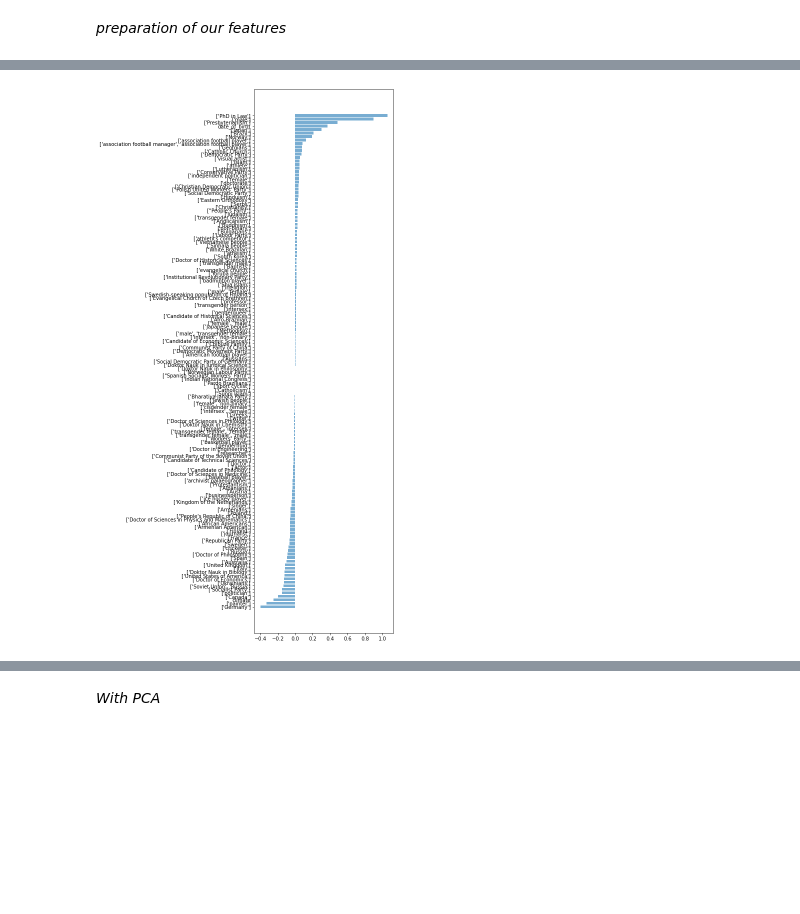
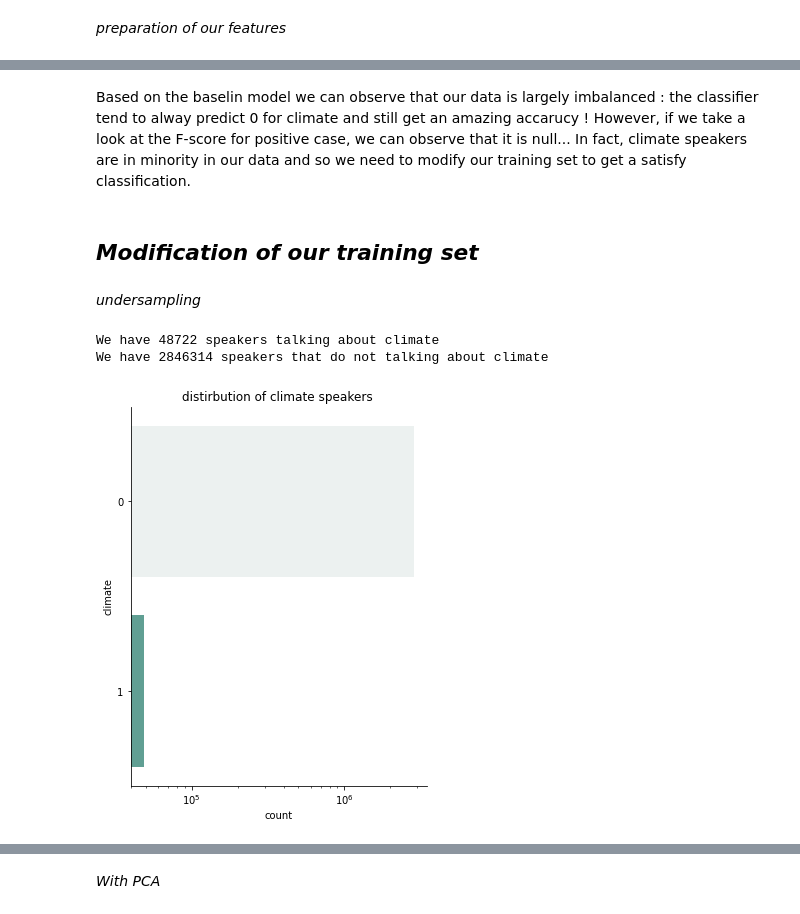
Before and after one commit to epfl-ada/ada-2021-project-avada-kedavra, a Jupyter notebook: classification.ipynb, the cells around one changed output, grey strips where cells are left out. Drawn from its saved outputs; the diff is of its cells as text; code cells hidden in the pictures; blank space fills up the shorter version.

```diff
--- a/classification.ipynb
+++ b/classification.ipynb
@@ -227,4 +156,19 @@ For the negative case, the precision is 0.983, the recall is 1.000 and the F1 sc
-# %%
-features_imp(data_features.columns, logistic.coef_[0]) #represensation of features according to their importance
-# %% [output]
-[figure, removed]
+# %% [markdown]
+Based on the baselin model we can observe that our data is largely imbalanced : the classifier tend to alway predict 0 for climate and still get an amazing accarucy ! However, if we take a look at the F-score for positive case, we can observe that it is null... In fact, climate speakers are in minority in our data and so we need to modify our training set to get a satisfy classification.
+# %% [markdown]
+## *Modification of our training set*
+# %% [markdown]
+*undersampling*
+# %%
+print('We have {} speakers talking about climate'.format(len(data_features[data_features['climate']==1])))
+print('We have {} speakers that do not talking about climate'.format(len(data_features[data_features['climate']==0])))
+# %% [output]
+We have 48722 speakers talking about climate
+We have 2846314 speakers that do not talking about climate
+# %%
+ax = sns.catplot(y="climate", data=data,
+                kind="count", height=6, aspect=.8, palette="light:#5A9")
+ax.set(xscale='log', title = 'distirbution of climate speakers ')
+plt.show()
+# %% [output]
+[figure, added]
```
Also changed, not shown: parts of 52 cells of this notebook.
